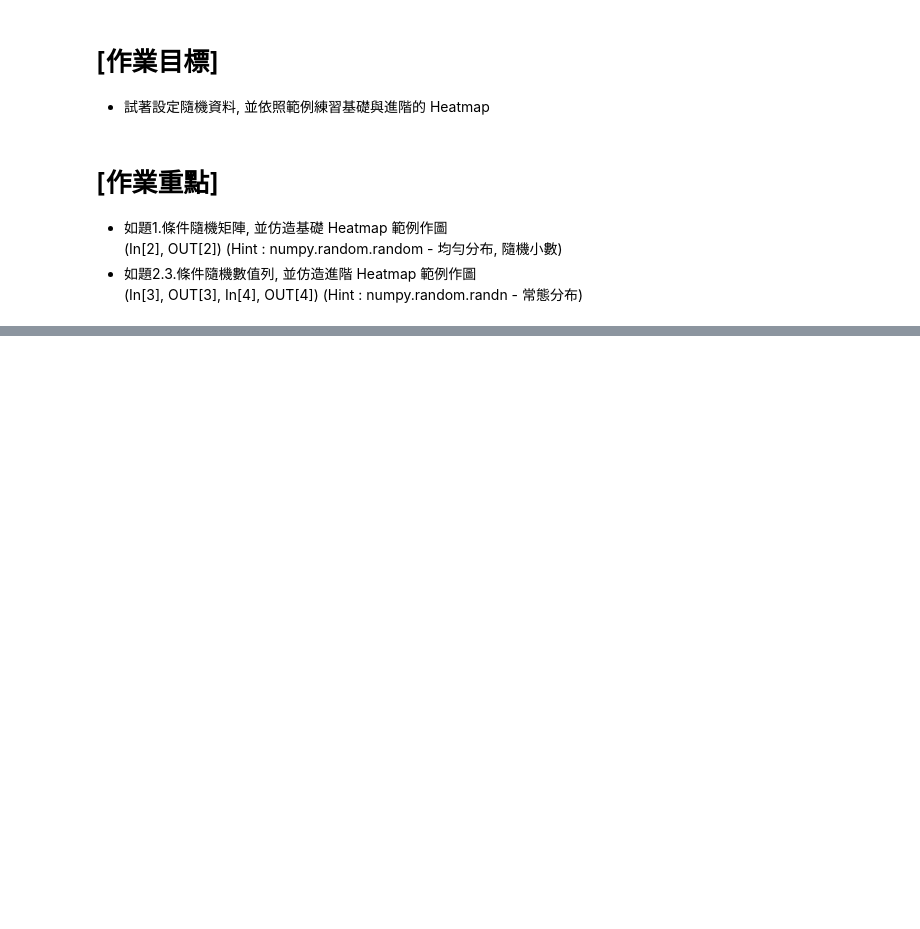
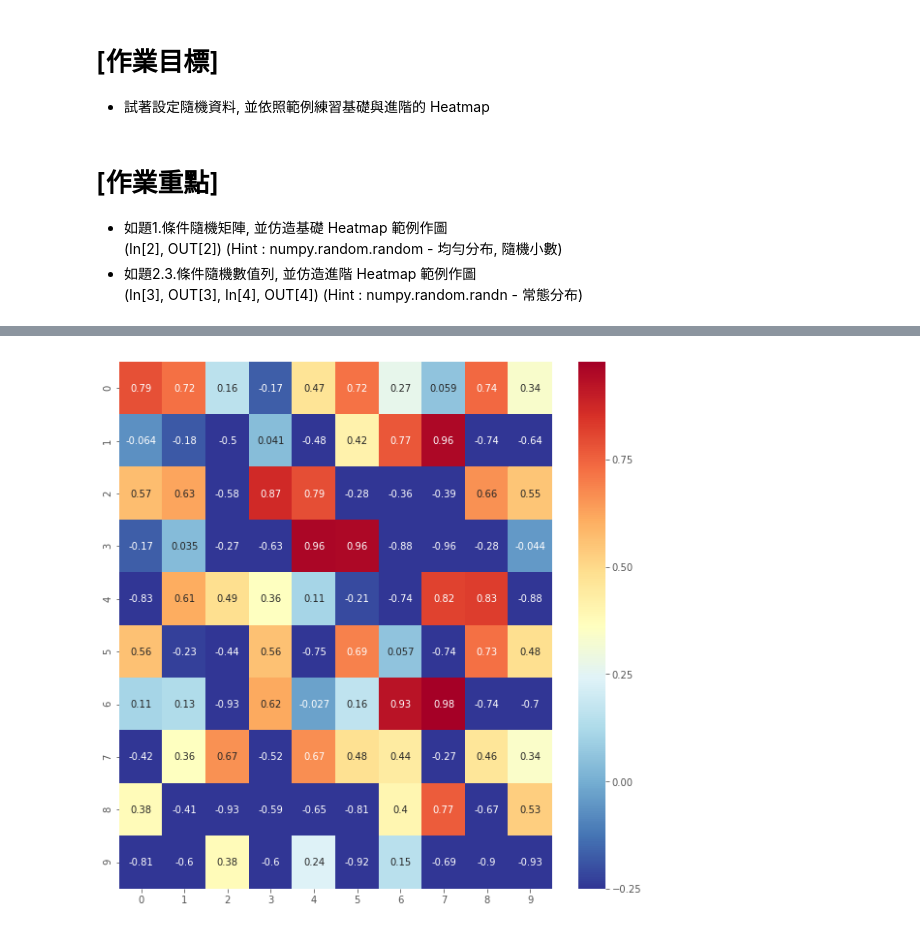
Before and after one commit to gd8526/2nd-ML100Days, a Jupyter notebook: homework/Day_015_HW.ipynb, the cells around one changed output, grey strips where cells are left out. Saved outputs shown, nothing was run; the diff lists cells and outputs as text; code cells hidden in the pictures; blank space fills up the shorter version.

```diff
--- a/homework/Day_015_HW.ipynb
+++ b/homework/Day_015_HW.ipynb
@@ -29,11 +54,13 @@ warnings.filterwarnings('ignore')
 """
 Your Code Here
 """
-matrix =
+matrix = np.random.uniform(-1,1,[10,10])
+
 plt.figure(figsize=(10,10))
 """
 Your Code Here
 """
-heatmap =
+heatmap = sns.heatmap(matrix, cmap = plt.cm.RdYlBu_r, vmin = -0.25, annot = True)
+
 plt.show()
 # %% [output]
@@ -41,3 +67,4 @@ SyntaxError: invalid syntax (<ipython-input-4-25de274c2ce7>, line 4)
+[figure, added]
 # %%
 nrow = 1000
 ncol = 3
```
Also changed, not shown: parts of 4 cells of this notebook, 1 other file.
